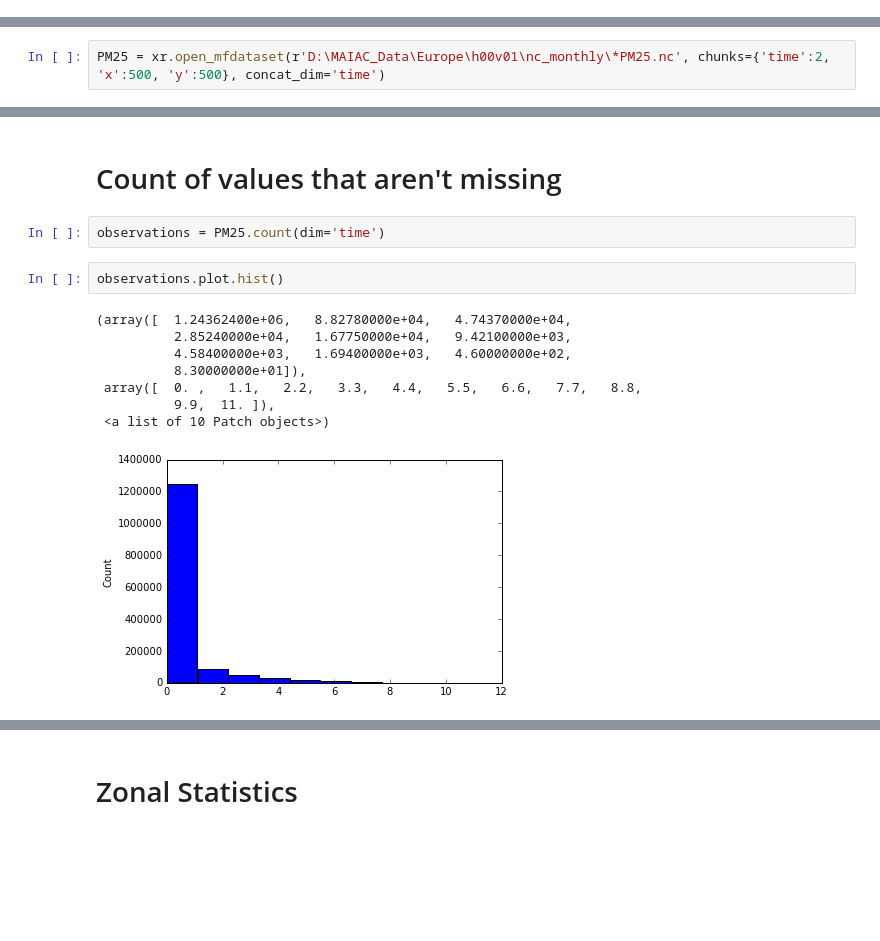
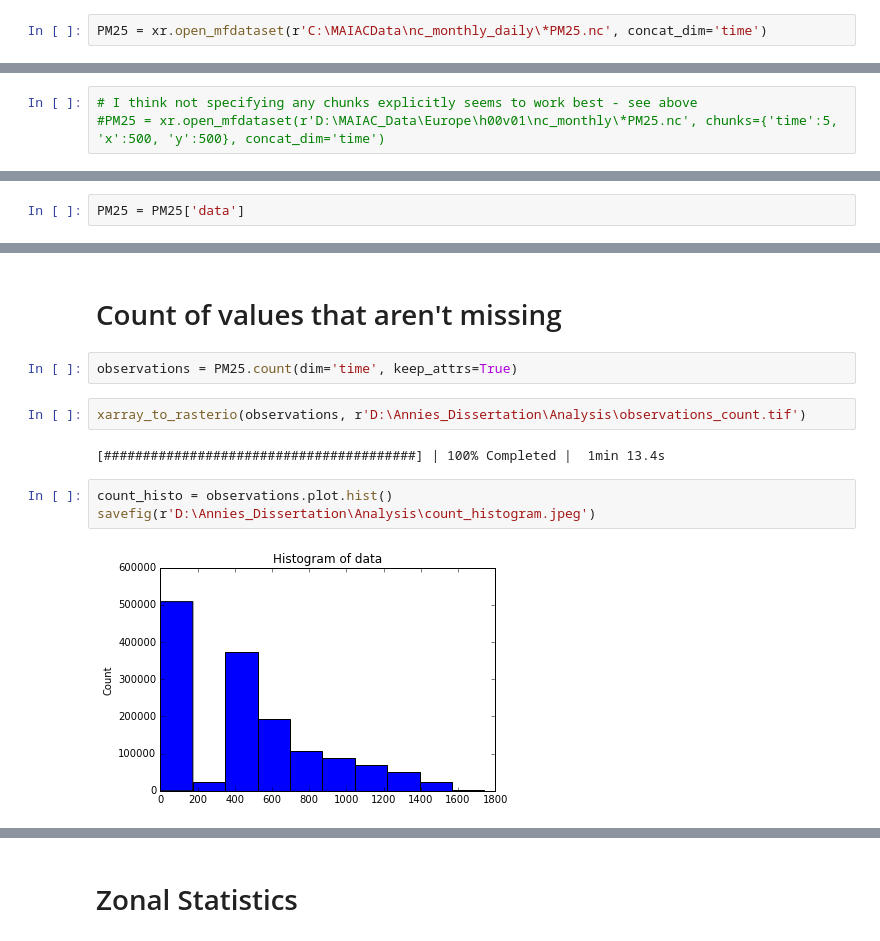
Before and after one commit to annalisasheehan/masters, a Jupyter notebook: MAIAC_Analysis.ipynb, the cells around one changed output, grey strips where cells are left out. Saved outputs shown, nothing was run; the diff lists cells and outputs as text; blank space fills up the shorter version.

Commit message:
Code for reading the data into dask and the updated code for the analysis- averges, count, std etc.

```diff
--- a/MAIAC_Analysis.ipynb
+++ b/MAIAC_Analysis.ipynb
@@ -15,2 +19,4 @@ import rasterstats
 # %% [markdown]
 # Read NetCDF files in to create dataset with all data in
+# %%
+PM25 = xr.open_mfdataset(r'C:\MAIACData\nc_monthly_daily\*PM25.nc', concat_dim='time')
@@ -17,4 +41,5 @@ import rasterstats
 # %%
-PM25 = xr.open_mfdataset(r'D:\MAIAC_Data\Europe\h00v01\nc_monthly\*PM25.nc', chunks={'time':2, 'x':500, 'y':500}, concat_dim='time')
+# I think not specifying any chunks explicitly seems to work best - see above
+#PM25 = xr.open_mfdataset(r'D:\MAIAC_Data\Europe\h00v01\nc_monthly\*PM25.nc', chunks={'time':5, 'x':500, 'y':500}, concat_dim='time')
 # %%
 PM25['data'].time.min()
@@ -78,0 +63,2 @@ Coordinates:
+# %%
+PM25 = PM25['data']
@@ -203,18 +241,16 @@ std.plot(col='year', robust=True)
 # %% [markdown]
 # Count of values that aren't missing
 # %%
-observations = PM25.count(dim='time')
+observations = PM25.count(dim='time', keep_attrs=True)
-# %%
-observations.plot.hist()
-# %% [output]
-(array([  1.24362400e+06,   8.82780000e+04,   4.74370000e+04,
-          2.85240000e+04,   1.67750000e+04,   9.42100000e+03,
-          4.58400000e+03,   1.69400000e+03,   4.60000000e+02,
-          8.30000000e+01]),
- array([  0. ,   1.1,   2.2,   3.3,   4.4,   5.5,   6.6,   7.7,   8.8,
-          9.9,  11. ]),
- <a list of 10 Patch objects>)
-[figure, removed]
+# %%
+xarray_to_rasterio(observations, r'D:\Annies_Dissertation\Analysis\observations_count.tif')
+# %% [output]
+[########################################] | 100% Completed |  1min 13.4s
+# %%
+count_histo = observations.plot.hist()
+savefig(r'D:\Annies_Dissertation\Analysis\count_histogram.jpeg')
+# %% [output]
+[figure, added]
 # %%
 figure(figsize=(20, 12))
 observations.plot(robust=True)
```
Also changed, not shown: parts of 51 cells of this notebook.
